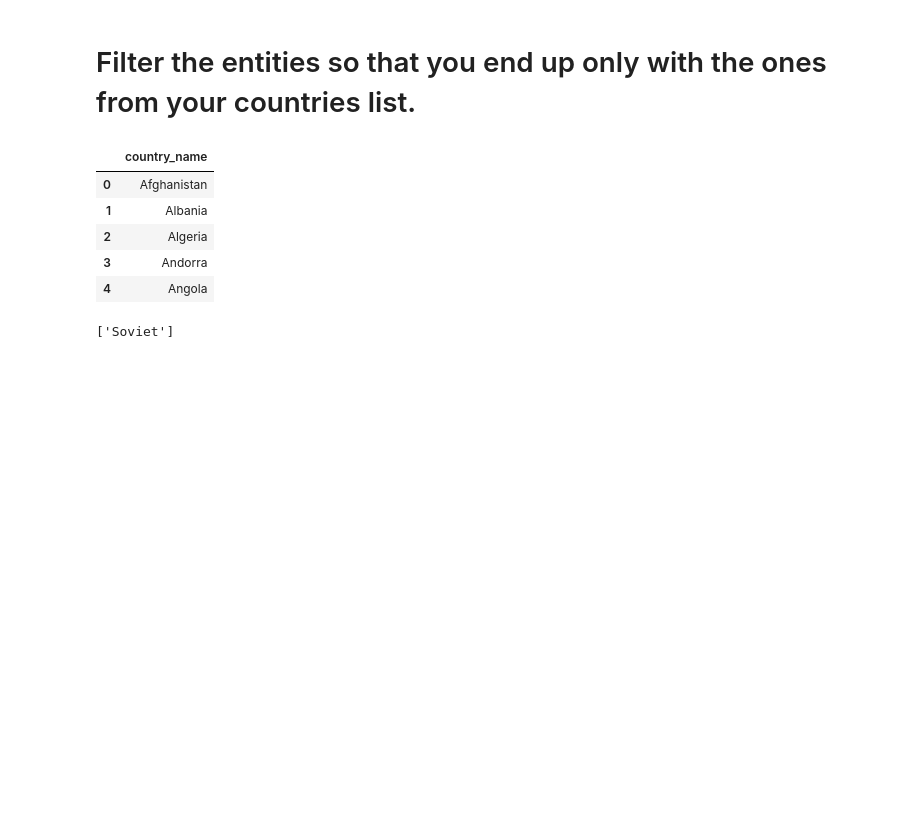
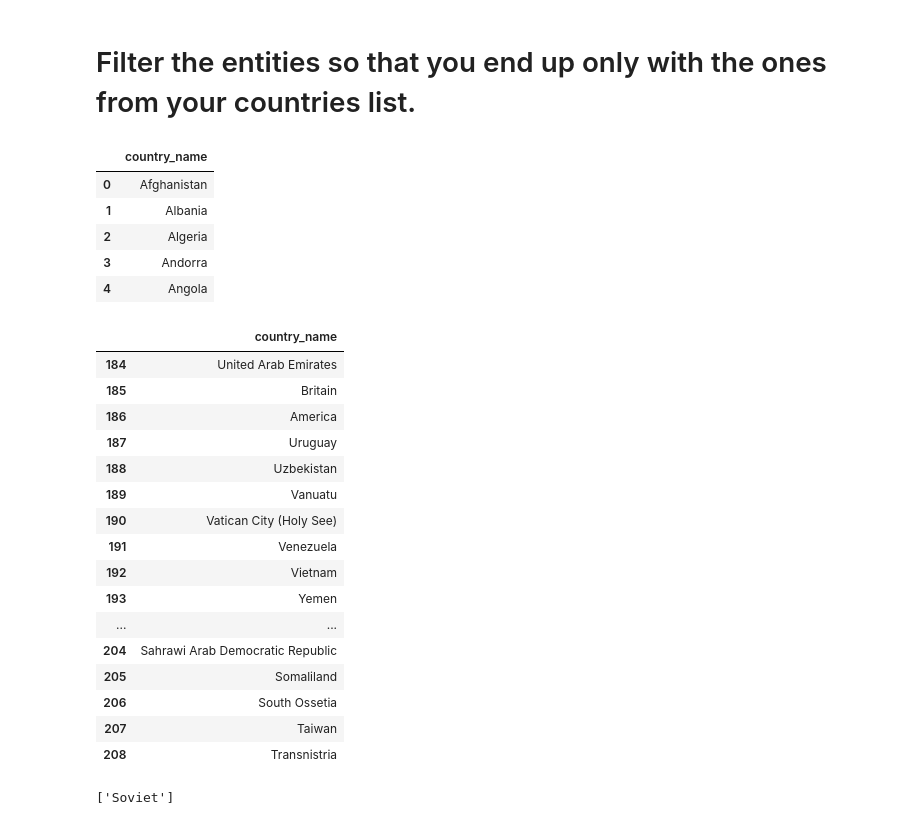
Before and after one commit to VansLS/20th-Century, a Jupyter notebook: 1.6 task work - entities and relationships.ipynb, the cells around one changed output. Drawn from its saved outputs; the diff is of its cells as text; code cells hidden in the pictures; blank space fills up the shorter version.

```diff
--- a/1.6 task work.ipynb
+++ b/1.6 task work - entities and relationships.ipynb
@@ -104,3 +104,23 @@ countries_df.head()
+# %%
+countries_df.tail(25)
+# %% [output]
+|  | country_name |
+| 184 | United Arab Emirates |
+| 185 | Britain |
+| 186 | America |
+| 187 | Uruguay |
+| 188 | Uzbekistan |
+| 189 | Vanuatu |
+| 190 | Vatican City (Holy See) |
+| 191 | Venezuela |
+| 192 | Vietnam |
+| 193 | Yemen |
+| ... | ... |
+| 204 | Sahrawi Arab Democratic Republic |
+| 205 | Somaliland |
+| 206 | South Ossetia |
+| 207 | Taiwan |
+| 208 | Transnistria |
 # %%
 # Function to filter out entities not of interest
 
```
Also changed, not shown: parts of 5 cells of this notebook, 13 other files.
